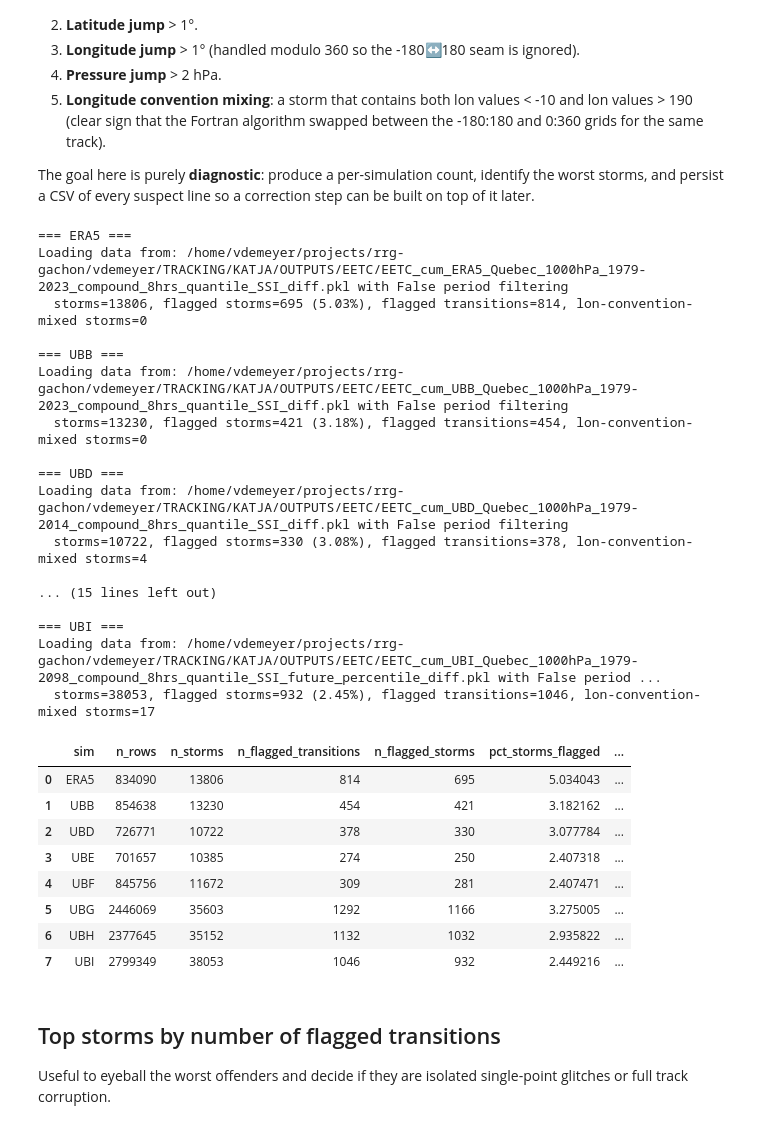
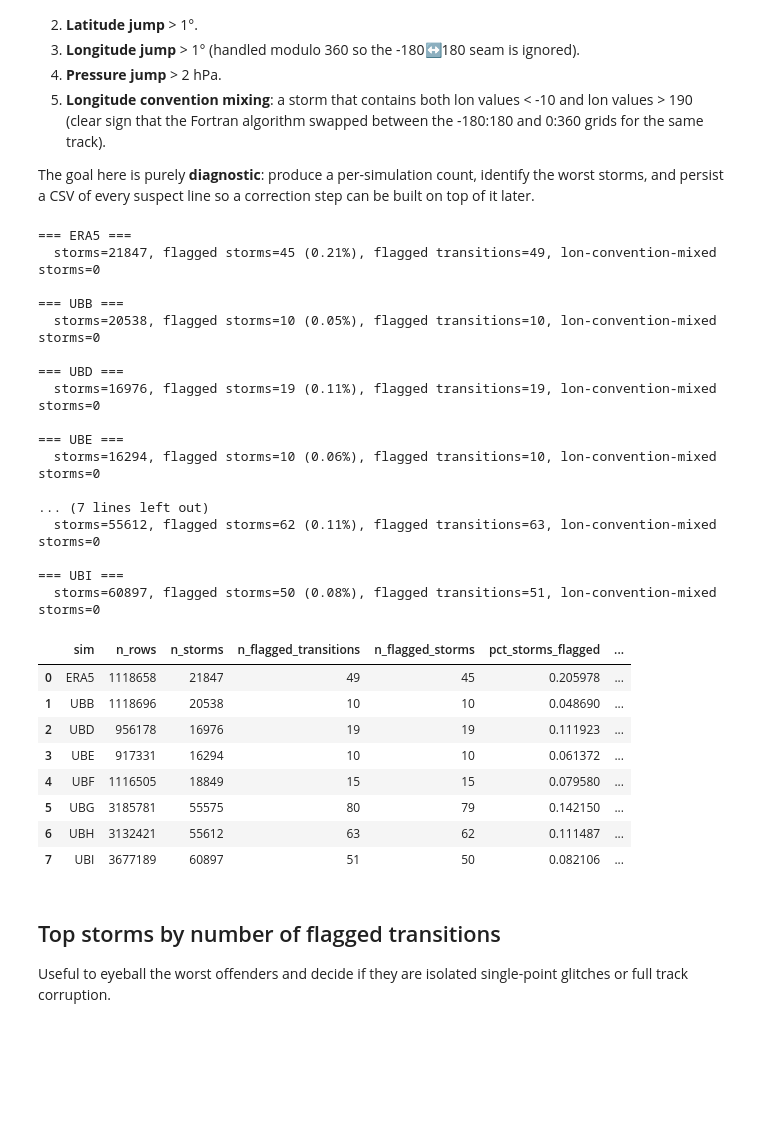
Before and after one commit to VictorienDeMeyer/DeMeyer_etal_2026_Extreme_Cyclones, a Jupyter notebook: POSTPROCESSING/detect_discontinuities.ipynb, the cells around one changed output. Saved outputs shown, nothing was run; the diff lists cells and outputs as text; code cells hidden in the pictures; blank space fills up the shorter version.

```diff
--- a/POSTPROCESSING/detect_discontinuities.ipynb
+++ b/POSTPROCESSING/detect_discontinuities.ipynb
@@ -23,8 +23,8 @@ from ETC_tools import open_files
 SIMS = ['ERA5', 'UBB', 'UBD', 'UBE', 'UBF', 'UBG', 'UBH', 'UBI']
 
 # Thresholds
-LAT_THRESHOLD = 5.0      # degrees
-LON_THRESHOLD = 5.0      # degrees (after modulo-360 wrapping)
+LAT_THRESHOLD = 10.0      # degrees
+LON_THRESHOLD = 10.0      # degrees (after modulo-360 wrapping)
 PRES_THRESHOLD = 8.0     # hPa
 EXPECTED_DT = pd.Timedelta(hours=1)
 
@@ -45,7 +45,7 @@ def wrapped_lon_diff(lon_a, lon_b):
 def detect_storm_discontinuities(df, sim):
     """Return a DataFrame of suspect rows (one row per flagged transition).
 
-    df is assumed to be the output of ETC_tools.open_files, i.e. columns
+    df is assumed to be the output of ETC_tools.open_df, i.e. columns
     [storm, point, i, j, date, lat, lon, pressure] with `date` as datetime.
     """
     # Sort inside each storm by point number — this is the algorithm's own
@@ -104,7 +104,7 @@ mixed_storms_per_sim = {}
 
 for sim in SIMS:
     print(f'\n=== {sim} ===')
-    df, _ = open_files(sim, period_filtering=False)
+    df = open_df(sim, period_filtering=False)
 
     suspects, mixed_storms = detect_storm_discontinuities(df, sim)
     mixed_storms_per_sim[sim] = mixed_storms
@@ -120,51 +120,51 @@ for sim in SIMS:
         'n_storms': n_total_storms,
         'n_flagged_transitions': n_flagged_transitions,
         'n_flagged_storms': n_flagged_storms,
         'pct_storms_flagged': 100 * n_flagged_storms / max(n_total_storms, 1),
         'n_lon_convention_mixed_storms': len(mixed_storms),
         'n_time_flags': int(suspects['flag_dt'].sum()),
         'n_lat_flags': int(suspects['flag_lat'].sum()),
         'n_lon_flags': int(suspects['flag_lon'].sum()),
         'n_pres_flags': int(suspects['flag_pres'].sum()),
     })
 
     suspects.to_csv(f'{OUTPUT_DIR}/discontinuities_{sim}.csv', index=False)
     all_suspects.append(suspects)
     print(f'  storms={n_total_storms}, flagged storms={n_flagged_storms} '
           f'({100*n_flagged_storms/max(n_total_storms,1):.2f}%), '
           f'flagged transitions={n_flagged_transitions}, '
           f'lon-convention-mixed storms={len(mixed_storms)}')
 
 summary = pd.DataFrame(summary_rows)
-summary.to_csv(f'{OUTPUT_DIR}/summary.csv', index=False)
+# summary.to_csv(f'{OUTPUT_DIR}/summary.csv', index=False)
 summary
 # %% [output]
 === ERA5 ===
-Loading data from: /home/vdemeyer/projects/rrg-gachon/vdemeyer/TRACKING/KATJA/OUTPUTS/EETC/EETC_cum_ERA5_Quebec_1000hPa_1979-2023_compound_8hrs_quantile_SSI_diff.pkl with False period filtering
-  storms=13806, flagged storms=695 (5.03%), flagged transitions=814, lon-convention-mixed storms=0
+  storms=21847, flagged storms=45 (0.21%), flagged transitions=49, lon-convention-mixed storms=0
 
 === UBB ===
-Loading data from: /home/vdemeyer/projects/rrg-gachon/vdemeyer/TRACKING/KATJA/OUTPUTS/EETC/EETC_cum_UBB_Quebec_1000hPa_1979-2023_compound_8hrs_quantile_SSI_diff.pkl with False period filtering
-  storms=13230, flagged storms=421 (3.18%), flagged transitions=454, lon-convention-mixed storms=0
+  storms=20538, flagged storms=10 (0.05%), flagged transitions=10, lon-convention-mixed storms=0
 
 === UBD ===
-Loading data from: /home/vdemeyer/projects/rrg-gachon/vdemeyer/TRACKING/KATJA/OUTPUTS/EETC/EETC_cum_UBD_Quebec_1000hPa_1979-2014_compound_8hrs_quantile_SSI_diff.pkl with False period filtering
-  storms=10722, flagged storms=330 (3.08%), flagged transitions=378, lon-convention-mixed storms=4
+  storms=16976, flagged storms=19 (0.11%), flagged transitions=19, lon-convention-mixed storms=0
 
-... (15 lines left out)
+=== UBE ===
+  storms=16294, flagged storms=10 (0.06%), flagged transitions=10, lon-convention-mixed storms=0
+
+... (7 lines left out)
+  storms=55612, flagged storms=62 (0.11%), flagged transitions=63, lon-convention-mixed storms=0
 
 === UBI ===
-Loading data from: /home/vdemeyer/projects/rrg-gachon/vdemeyer/TRACKING/KATJA/OUTPUTS/EETC/EETC_cum_UBI_Quebec_1000hPa_1979-2098_compound_8hrs_quantile_SSI_future_percentile_diff.pkl with False period ...
-  storms=38053, flagged storms=932 (2.45%), flagged transitions=1046, lon-convention-mixed storms=17
+  storms=60897, flagged storms=50 (0.08%), flagged transitions=51, lon-convention-mixed storms=0
 |  | sim | n_rows | n_storms | n_flagged_transitions | n_flagged_storms | pct_storms_flagged | ... |
-| 0 | ERA5 | 834090 | 13806 | 814 | 695 | 5.034043 | ... |
-| 1 | UBB | 854638 | 13230 | 454 | 421 | 3.182162 | ... |
-| 2 | UBD | 726771 | 10722 | 378 | 330 | 3.077784 | ... |
-| 3 | UBE | 701657 | 10385 | 274 | 250 | 2.407318 | ... |
-| 4 | UBF | 845756 | 11672 | 309 | 281 | 2.407471 | ... |
-| 5 | UBG | 2446069 | 35603 | 1292 | 1166 | 3.275005 | ... |
-| 6 | UBH | 2377645 | 35152 | 1132 | 1032 | 2.935822 | ... |
-| 7 | UBI | 2799349 | 38053 | 1046 | 932 | 2.449216 | ... |
+| 0 | ERA5 | 1118658 | 21847 | 49 | 45 | 0.205978 | ... |
+| 1 | UBB | 1118696 | 20538 | 10 | 10 | 0.048690 | ... |
+| 2 | UBD | 956178 | 16976 | 19 | 19 | 0.111923 | ... |
+| 3 | UBE | 917331 | 16294 | 10 | 10 | 0.061372 | ... |
+| 4 | UBF | 1116505 | 18849 | 15 | 15 | 0.079580 | ... |
+| 5 | UBG | 3185781 | 55575 | 80 | 79 | 0.142150 | ... |
+| 6 | UBH | 3132421 | 55612 | 63 | 62 | 0.111487 | ... |
+| 7 | UBI | 3677189 | 60897 | 51 | 50 | 0.082106 | ... |
 # %% [markdown]
 ## Top storms by number of flagged transitions
 
```
Also changed, not shown: parts of 6 cells of this notebook, 10 other files.
